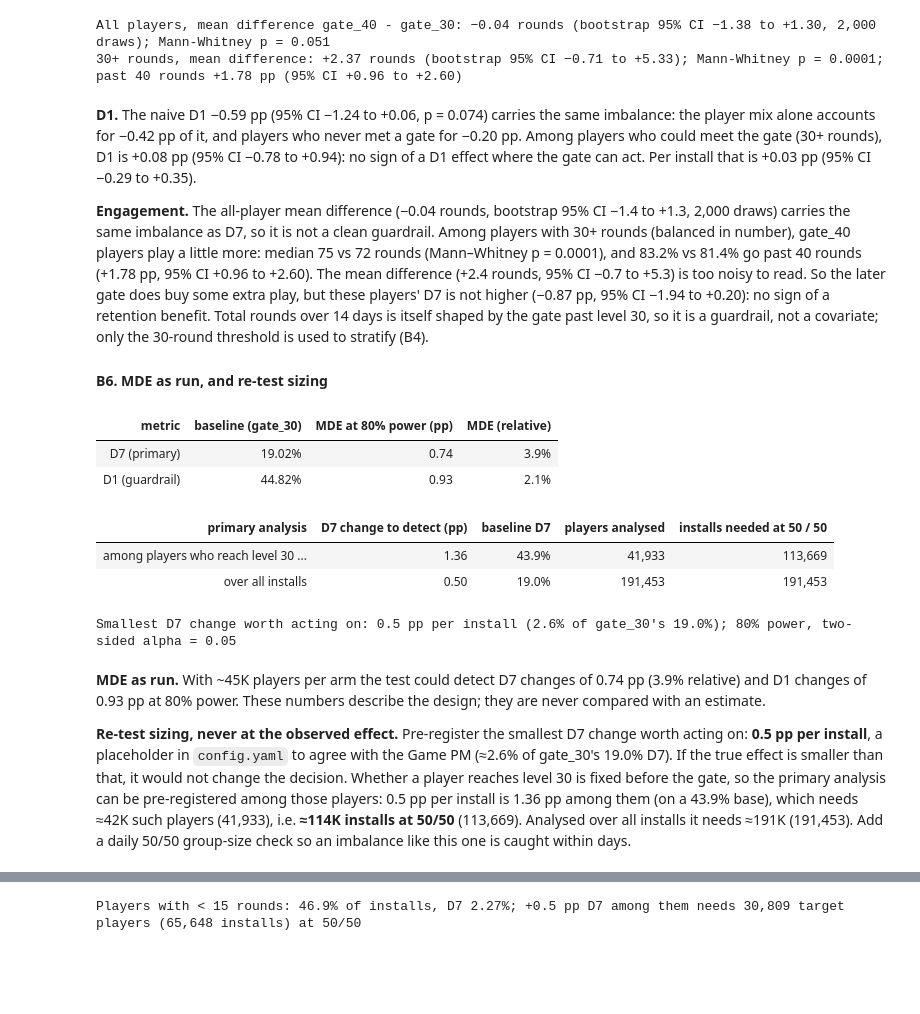
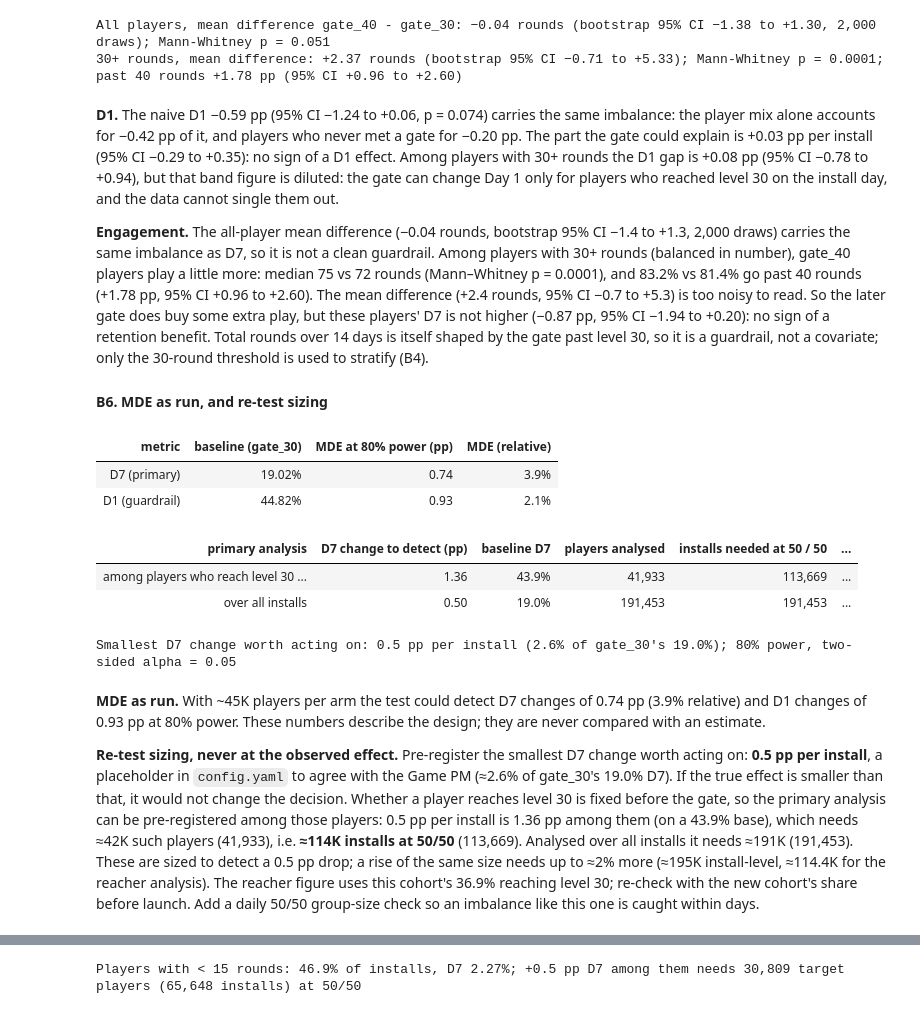
Before and after one commit to edwinzhang98/retention-ab-test-analysis, a Jupyter notebook: notebooks/03_ab_test.ipynb, the cells around one changed output, grey strips where cells are left out. Drawn from its saved outputs; the diff is of its cells as text; code cells hidden in the pictures; blank space fills up the shorter version.

```diff
--- a/notebooks/03_ab_test.ipynb
+++ b/notebooks/03_ab_test.ipynb
@@ -731,8 +731,11 @@ for dim, (label, order) in DIMS.items():
     differing = holm_tab.loc[holm_tab["differs_adj"], dim].astype(str).tolist()
     assert differs == h["differs_from_rest"] and lift_ne0 == h["lift_positive"]
     assert differing == h["segments_differing_holm"] and len(order) == h["n_segments"]
-    # the contrast's point estimate is the raw difference: segment lift minus the lift in all other segments
+    # the contrast's point estimate is the raw difference: segment lift minus the lift in all other segments;
+    # its CI is centred on the Agresti-Caffo difference (diff_vs_rest_ac), shown as "CI centre (adjusted)"
     assert np.allclose(holm_tab["diff_vs_rest"], holm_tab["abs_lift"] - holm_tab["lift_rest"], rtol=0, atol=1e-12)
+    assert np.allclose((holm_tab["diff_vs_rest_ci_low"] + holm_tab["diff_vs_rest_ci_high"]) / 2, holm_tab["diff_vs_rest_ac"],
+                       rtol=0, atol=1e-12)
     count_rows.append({"dimension": label, "segments": len(order),
                        **{f"differ from rest, {name}": differs[m] for m, name in METHODS.items()},
                        "expected by chance if none differed (n × α)": len(order) * C.ALPHA,
@@ -751,6 +754,7 @@ def contrasts(dim: str) -> pd.DataFrame:
         "lift 95% CI (pp)": [ci_txt(lo, hi) for lo, hi in zip(d["abs_ci_low"], d["abs_ci_high"])],
         "lift in other segments (pp)": d["lift_rest"].to_numpy() * 100,
         "difference vs rest (pp, raw)": d["diff_vs_rest"].to_numpy() * 100,
+        "CI centre (adjusted)": d["diff_vs_rest_ac"].to_numpy() * 100,
         "difference 95% CI (pp, Agresti–Caffo)": [ci_txt(lo, hi) for lo, hi in
                                                   zip(d["diff_vs_rest_ci_low"], d["diff_vs_rest_ci_high"])],
         "p vs rest": d["p_vs_rest"].to_numpy(), "p vs rest, Holm": d["p_vs_rest_adj"].to_numpy(),
@@ -758,8 +762,8 @@ def contrasts(dim: str) -> pd.DataFrame:
 
 
 C_FMT = {"ad users": "{:,}", "PSA users": "{:,}", "PSA conversions": "{:,}", "PSA rate": "{:.2%}", "lift (pp)": "{:+.2f}",
-         "lift in other segments (pp)": "{:+.2f}", "difference vs rest (pp, raw)": "{:+.2f}", "p vs rest": fmt_p,
-         "p vs rest, Holm": fmt_p}
+         "lift in other segments (pp)": "{:+.2f}", "difference vs rest (pp, raw)": "{:+.2f}",
+         "CI centre (adjusted)": "{:+.2f}", "p vs rest": fmt_p, "p vs rest, Holm": fmt_p}
 day_c = seg["most_ads_day"]["holm"].assign(most_ads_day=lambda d: d["most_ads_day"].astype(str)).set_index("most_ads_day")
 table(contrasts("most_ads_day"), C_FMT, bold_below=["p vs rest, Holm"])
 # claims the text relies on: Tuesday above and Thursday below the other days, both surviving Holm; no hour or daypart
@@ -770,7 +774,7 @@ assert het["most_ads_hour"]["differs_from_rest"]["none"] == 0 and het["daypart"]
 assert day_c["rate_c"].rank().loc["Tuesday"] <= 2
 print("Difference vs rest: the point estimate is the raw difference (lift minus the lift in the other segments); its CI "
       "and p use Agresti-Caffo adjusted rates, so in sparse cells the CI is not centred on the point. CIs are per "
-      "segment, not simultaneous.")
+      "segment, not simultaneous. 'CI centre (adjusted)' is the Agresti-Caffo difference the CI and p are about.")
 # %% [output]
 | dimension | segments | differ from rest, unadjusted | differ from rest, Bonferroni | differ from rest, Holm | differ from rest, BH | ... |
 | peak ad day | 7 | 2 | 2 | 2 | 2 | ... |
@@ -1365,7 +1394,7 @@ print(f"30+ rounds, mean difference: {snum(r30t.mean() - r30c.mean(), 2)} rounds
 All players, mean difference gate_40 - gate_30: −0.04 rounds (bootstrap 95% CI −1.38 to +1.30, 2,000 draws); Mann-Whitney p = 0.051
 30+ rounds, mean difference: +2.37 rounds (bootstrap 95% CI −0.71 to +5.33); Mann-Whitney p = 0.0001; past 40 rounds +1.78 pp (95% CI +0.96 to +2.60)
 # %% [markdown]
-**D1.** The naive D1 −0.59 pp (95% CI −1.24 to +0.06, p = 0.074) carries the same imbalance: the player mix alone accounts for −0.42 pp of it, and players who never met a gate for −0.20 pp. Among players who could meet the gate (30+ rounds), D1 is +0.08 pp (95% CI −0.78 to +0.94): no sign of a D1 effect where the gate can act. Per install that is +0.03 pp (95% CI −0.29 to +0.35).
+**D1.** The naive D1 −0.59 pp (95% CI −1.24 to +0.06, p = 0.074) carries the same imbalance: the player mix alone accounts for −0.42 pp of it, and players who never met a gate for −0.20 pp. The part the gate could explain is +0.03 pp per install (95% CI −0.29 to +0.35): no sign of a D1 effect. Among players with 30+ rounds the D1 gap is +0.08 pp (95% CI −0.78 to +0.94), but that band figure is diluted: the gate can change Day 1 only for players who reached level 30 on the install day, and the data cannot single them out.
 
 **Engagement.** The all-player mean difference (−0.04 rounds, bootstrap 95% CI −1.4 to +1.3, 2,000 draws) carries the same imbalance as D7, so it is not a clean guardrail. Among players with 30+ rounds (balanced in number), gate_40 players play a little more: median 75 vs 72 rounds (Mann–Whitney p = 0.0001), and 83.2% vs 81.4% go past 40 rounds (+1.78 pp, 95% CI +0.96 to +2.60). The mean difference (+2.4 rounds, 95% CI −0.7 to +5.3) is too noisy to read. So the later gate does buy some extra play, but these players' D7 is not higher (−0.87 pp, 95% CI −1.94 to +0.20): no sign of a retention benefit. Total rounds over 14 days is itself shaped by the gate past level 30, so it is a guardrail, not a covariate; only the 30-round threshold is used to stratify (B4).
 
@@ -1373,44 +1402,53 @@ All players, mean difference gate_40 - gate_30: −0.04 rounds (bootstrap 95% CI
 # %%
 # MDE as run: a property of the design, never compared with an estimate
 table(pd.DataFrame([{"metric": {"retention_7": "D7 (primary)", "retention_1": "D1 (guardrail)"}[m],
                      "baseline (gate_30)": G[m]["mde"]["p_c"], f"MDE at {C.POWER:.0%} power (pp)": G[m]["mde"]["mde_abs"] * 100,
                      "MDE (relative)": G[m]["mde"]["mde_rel"]} for m in ("retention_7", "retention_1")]),
       {"baseline (gate_30)": "{:.2%}", f"MDE at {C.POWER:.0%} power (pp)": "{:.2f}", "MDE (relative)": "{:.1%}"})
 
 # Re-test sizing at a change fixed in advance (config.yaml), never at the observed effect
 rs = G["retest_sizing"]
 sesoi_g = C.GATE_SESOI_ABS                    # smallest D7 change per install worth acting on (placeholder)
 base_install = gate_res["retention_7"].rate_c
 reach7, w_reach = nc_res[("reached_30", "retention_7")], dec7["share_reached_30"]
 n_install = S.required_total_n(base_install, -sesoi_g, 0.5, C.ALPHA, C.POWER)              # analysed over all installs
 n_reach = S.required_total_n(reach7.rate_c, -sesoi_g / w_reach, 0.5, C.ALPHA, C.POWER)     # among players who reach 30
 n_reach_installs = int(np.ceil(n_reach / w_reach))
 assert same(sesoi_g, rs["smallest_d7_change_per_install"]) and same(base_install, rs["baseline_d7_install"])
 assert same(w_reach, rs["share_reached_30"]) and same(sesoi_g / w_reach, rs["equivalent_change_among_reachers"])
 assert same(reach7.rate_c, rs["baseline_d7_reachers"])
 assert (n_install, n_reach, n_reach_installs) == (rs["installs_needed_install_level_5050"], rs["reachers_needed_5050"],
                                                   rs["installs_needed_reacher_analysis_5050"])
+# The sizes above detect a drop of that size; the same change as a rise needs slightly more (higher variance)
+n_install_rise = S.required_total_n(base_install, sesoi_g, 0.5, C.ALPHA, C.POWER)
+n_reach_rise = S.required_total_n(reach7.rate_c, sesoi_g / w_reach, 0.5, C.ALPHA, C.POWER)
+n_reach_installs_rise = int(np.ceil(n_reach_rise / w_reach))
+assert (n_install_rise, n_reach_rise, n_reach_installs_rise) == (
+    rs["installs_needed_install_level_5050_if_rise"], rs["reachers_needed_5050_if_rise"],
+    rs["installs_needed_reacher_analysis_5050_if_rise"])
+assert n_install < n_install_rise and n_reach_installs < n_reach_installs_rise
 table(pd.DataFrame([
     {"primary analysis": "among players who reach level 30 (pre-registered)", "D7 change to detect (pp)": sesoi_g / w_reach * 100,
-     "baseline D7": reach7.rate_c, "players analysed": n_reach, "installs needed at 50 / 50": n_reach_installs},
+     "baseline D7": reach7.rate_c, "players analysed": n_reach, "installs needed at 50 / 50": n_reach_installs,
+     "... if the change is a rise": n_reach_installs_rise},
     {"primary analysis": "over all installs", "D7 change to detect (pp)": sesoi_g * 100, "baseline D7": base_install,
-     "players analysed": n_install, "installs needed at 50 / 50": n_install},
+     "players analysed": n_install, "installs needed at 50 / 50": n_install, "... if the change is a rise": n_install_rise},
 ]), {"D7 change to detect (pp)": "{:.2f}", "baseline D7": "{:.1%}", "players analysed": "{:,}",
-     "installs needed at 50 / 50": "{:,}"})
+     "installs needed at 50 / 50": "{:,}", "... if the change is a rise": "{:,}"})
 print(f"Smallest D7 change worth acting on: {sesoi_g * 100:g} pp per install ({sesoi_g / base_install:.1%} of gate_30's "
       f"{base_install:.1%}); {C.POWER:.0%} power, two-sided alpha = {C.ALPHA:g}")
 # %% [output]
 | metric | baseline (gate_30) | MDE at 80% power (pp) | MDE (relative) |
 | D7 (primary) | 19.02% | 0.74 | 3.9% |
 | D1 (guardrail) | 44.82% | 0.93 | 2.1% |
-| primary analysis | D7 change to detect (pp) | baseline D7 | players analysed | installs needed at 50 / 50 |
-| among players who reach level 30 ... | 1.36 | 43.9% | 41,933 | 113,669 |
-| over all installs | 0.50 | 19.0% | 191,453 | 191,453 |
+| primary analysis | D7 change to detect (pp) | baseline D7 | players analysed | installs needed at 50 / 50 | ... |
+| among players who reach level 30 ... | 1.36 | 43.9% | 41,933 | 113,669 | ... |
+| over all installs | 0.50 | 19.0% | 191,453 | 191,453 | ... |
 Smallest D7 change worth acting on: 0.5 pp per install (2.6% of gate_30's 19.0%); 80% power, two-sided alpha = 0.05
 # %% [markdown]
 **MDE as run.** With ~45K players per arm the test could detect D7 changes of 0.74 pp (3.9% relative) and D1 changes of 0.93 pp at 80% power. These numbers describe the design; they are never compared with an estimate.
 
-**Re-test sizing, never at the observed effect.** Pre-register the smallest D7 change worth acting on: **0.5 pp per install**, a placeholder in `config.yaml` to agree with the Game PM (≈2.6% of gate_30's 19.0% D7). If the true effect is smaller than that, it would not change the decision. Whether a player reaches level 30 is fixed before the gate, so the primary analysis can be pre-registered among those players: 0.5 pp per install is 1.36 pp among them (on a 43.9% base), which needs ≈42K such players (41,933), i.e. **≈114K installs at 50/50** (113,669). Analysed over all installs it needs ≈191K (191,453). Add a daily 50/50 group-size check so an imbalance like this one is caught within days.
+**Re-test sizing, never at the observed effect.** Pre-register the smallest D7 change worth acting on: **0.5 pp per install**, a placeholder in `config.yaml` to agree with the Game PM (≈2.6% of gate_30's 19.0% D7). If the true effect is smaller than that, it would not change the decision. Whether a player reaches level 30 is fixed before the gate, so the primary analysis can be pre-registered among those players: 0.5 pp per install is 1.36 pp among them (on a 43.9% base), which needs ≈42K such players (41,933), i.e. **≈114K installs at 50/50** (113,669). Analysed over all installs it needs ≈191K (191,453). These are sized to detect a 0.5 pp drop; a rise of the same size needs up to ≈2% more (≈195K install-level, ≈114.4K for the reacher analysis). The reacher figure uses this cohort's 36.9% reaching level 30; re-check with the new cohort's share before launch. Add a daily 50/50 group-size check so an imbalance like this one is caught within days.
 # %% [markdown]
 #### B7. Decision: keep the gate at level 30 (not certified)
 
```
Also changed, not shown: parts of 14 cells of this notebook, 40 other files.
